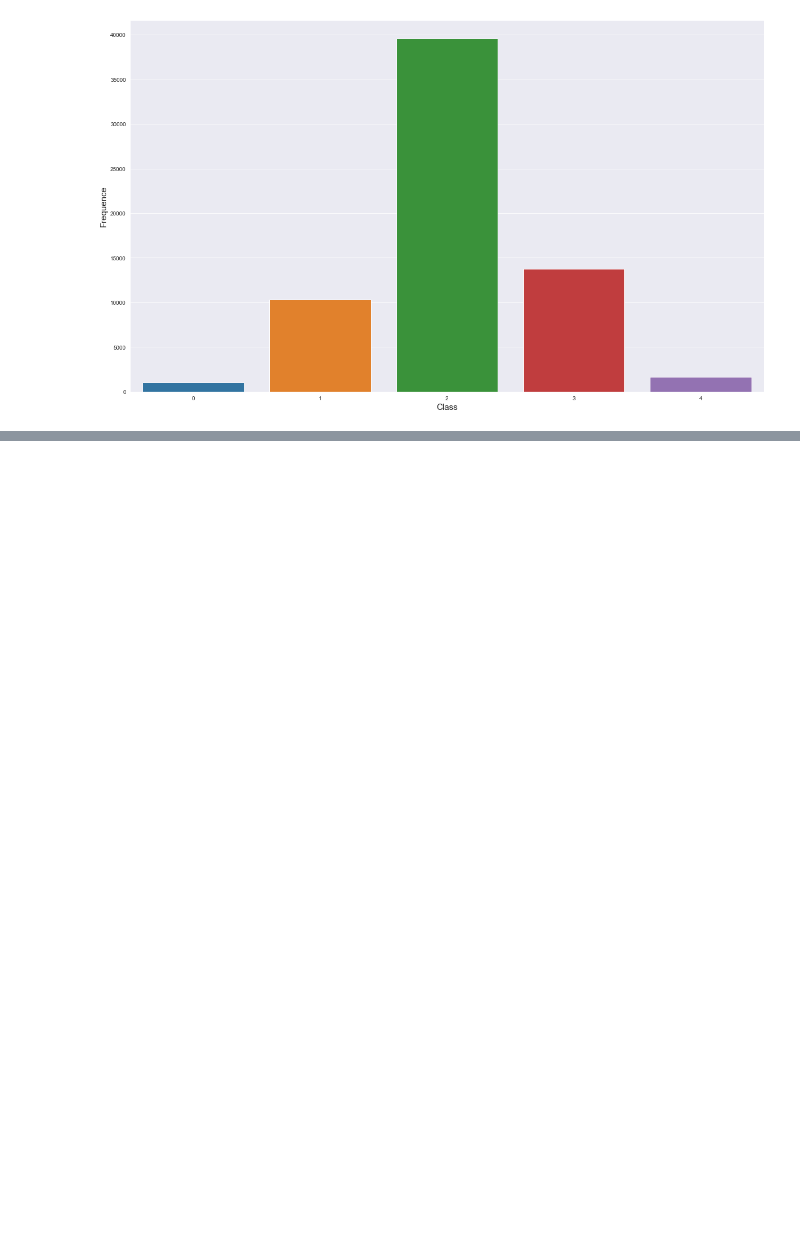
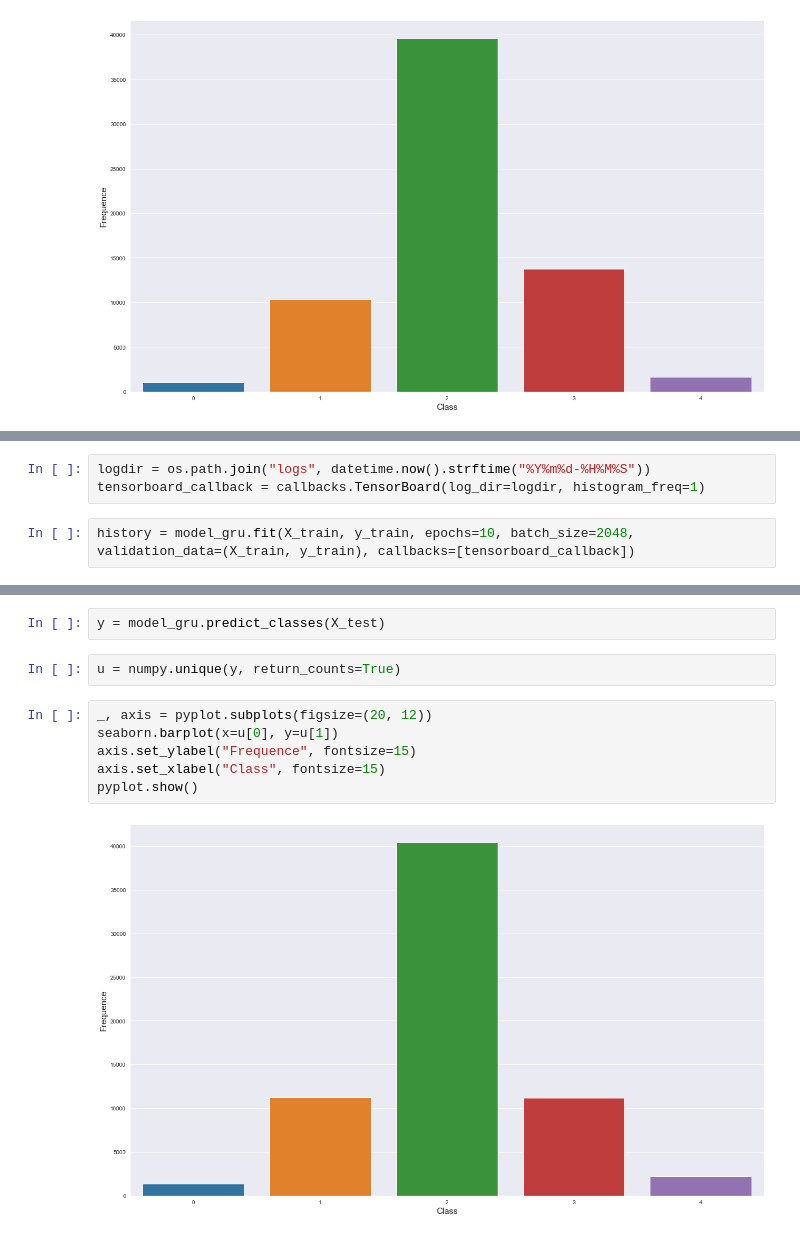
Before and after one commit to luizhemelo/AAP_ProjetoFinal, a Jupyter notebook: LT-LSTM/Prunnable Recurrent Models.ipynb, the cells around one changed output, grey strips where cells are left out. Cells and saved outputs as stored; diff of their text form; blank space fills up the shorter version.

```diff
--- a/LT-LSTM/Prunnable LSTM.ipynb
+++ b/LT-LSTM/Prunnable Recurrent Models.ipynb
@@ -184,0 +200,5 @@ pyplot.show()
+# %%
+logdir = os.path.join("logs", datetime.now().strftime("%Y%m%d-%H%M%S"))
+tensorboard_callback = callbacks.TensorBoard(log_dir=logdir, histogram_freq=1)
+# %%
+history = model_gru.fit(X_train, y_train, epochs=10, batch_size=2048, validation_data=(X_train, y_train), callbacks=[tensorboard_callback])
@@ -184,0 +230,12 @@ pyplot.show()
+# %%
+y = model_gru.predict_classes(X_test)
+# %%
+u = numpy.unique(y, return_counts=True)
+# %%
+_, axis = pyplot.subplots(figsize=(20, 12))
+seaborn.barplot(x=u[0], y=u[1])
+axis.set_ylabel("Frequence", fontsize=15)
+axis.set_xlabel("Class", fontsize=15)
+pyplot.show()
+# %% [output]
+[figure, added]
```
Also changed, not shown: parts of 11 cells of this notebook.
